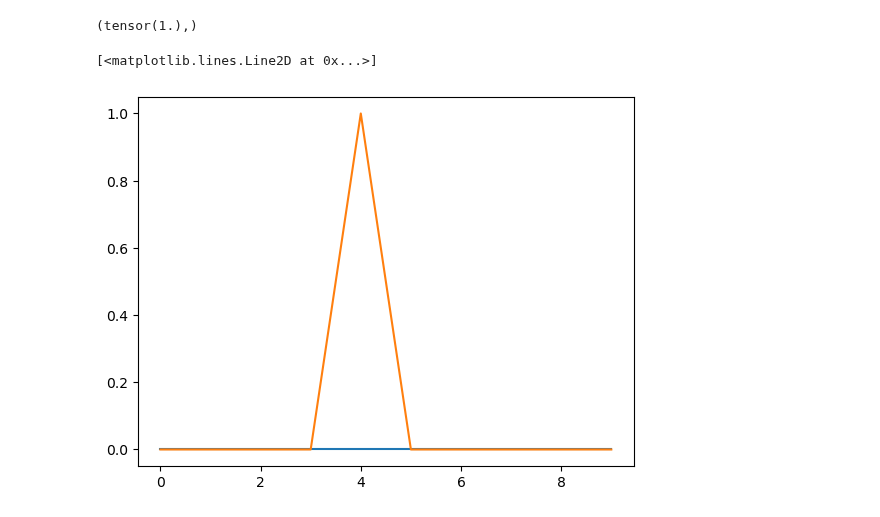
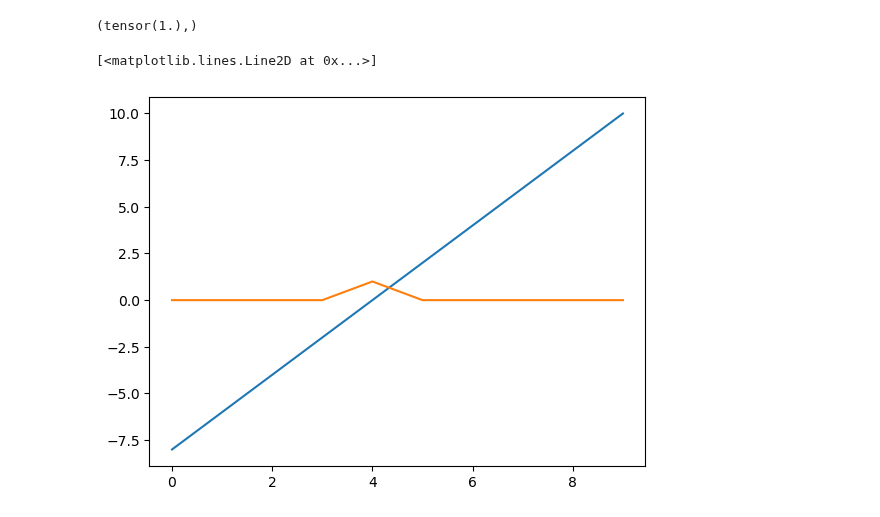
Before and after one commit to JanSchering/Thesis, a Jupyter notebook: cpm/Experiments/Experiment1/Experiment.ipynb, the cells around one changed output. Drawn from its saved outputs; the diff is of its cells as text; code cells hidden in the pictures.

```diff
--- a/cpm/Experiments/Experiment1/Experiment.ipynb
+++ b/cpm/Experiments/Experiment1/Experiment.ipynb
@@ -274,14 +274,14 @@ t.autograd.grad(loss, a)
 # %%
 grads = []
 losses = []
 for i in range(10):
     a = t.tensor(float(i), requires_grad=True)
-    loss = 0 ** ((a - t.tensor(4.)) ** 2)
+    loss = STETest.apply((a - t.tensor(4.))**2)
     grad = t.autograd.grad(loss, a)[0]
     grads.append(grad.detach().numpy())
     losses.append(loss.detach().numpy())
 plt.plot(range(10), grads)
 plt.plot(range(10), losses)
 # %% [output]
 [<matplotlib.lines.Line2D at 0x...>]
-[figure, old version]
+[figure, new version]
```
Also changed, not shown: parts of 10 cells of this notebook.
